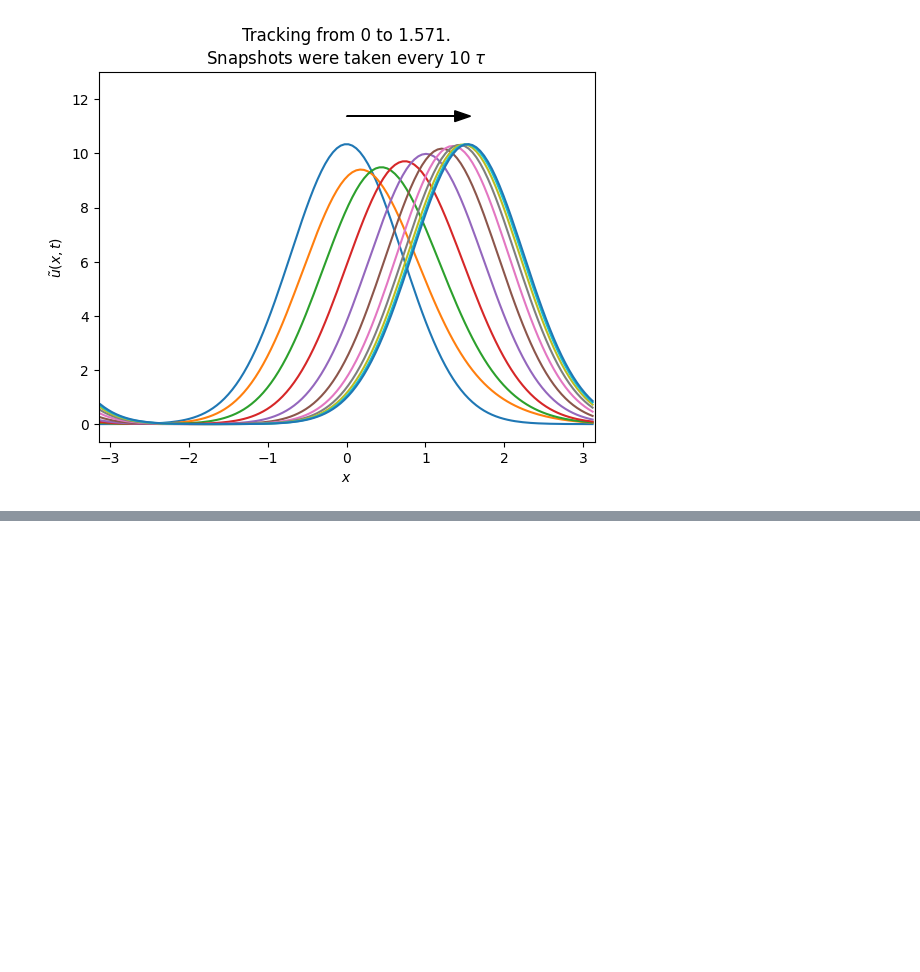
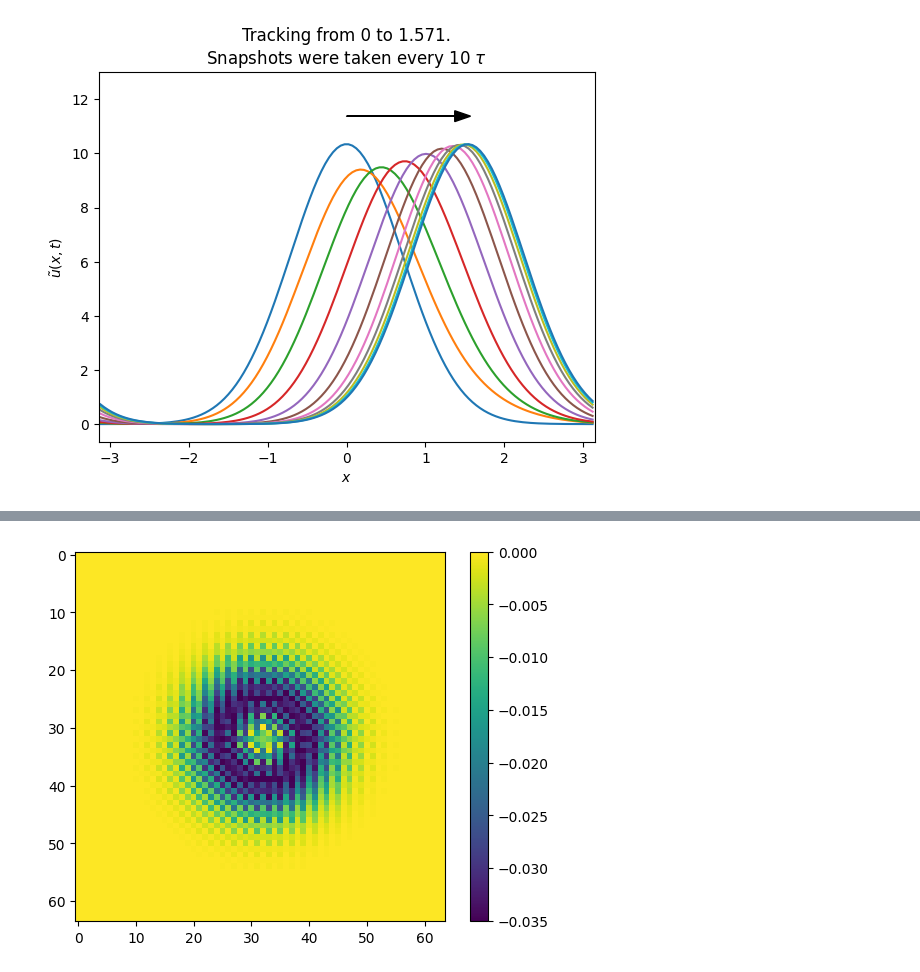
Before and after one commit to reallinshengxiang/Fundamentals-of-Artificial-Intelligence-Research, a Jupyter notebook: attractor-networks.ipynb, the cells around one changed output, grey strips where cells are left out. Drawn from its saved outputs; the diff is of its cells as text; code cells hidden in the pictures; blank space fills up the shorter version.

```diff
--- a/attractor-networks.ipynb
+++ b/attractor-networks.ipynb
@@ -342,0 +416,13 @@ plt.show()
+# %%
+# Visualize weight at the center
+center_w = W[CELL_W_SIZE * (CELL_W_SIZE//2) + (CELL_W_SIZE//2)]
+# (4096,)
+
+center_w = np.reshape(center_w, [CELL_W_SIZE, CELL_W_SIZE])
+
+fig, ax = plt.subplots()
+weight_map = ax.imshow(center_w)
+fig.colorbar(weight_map)
+plt.show()
+# %% [output]
+[figure, added]
```
Also changed, not shown: parts of 13 cells of this notebook.
